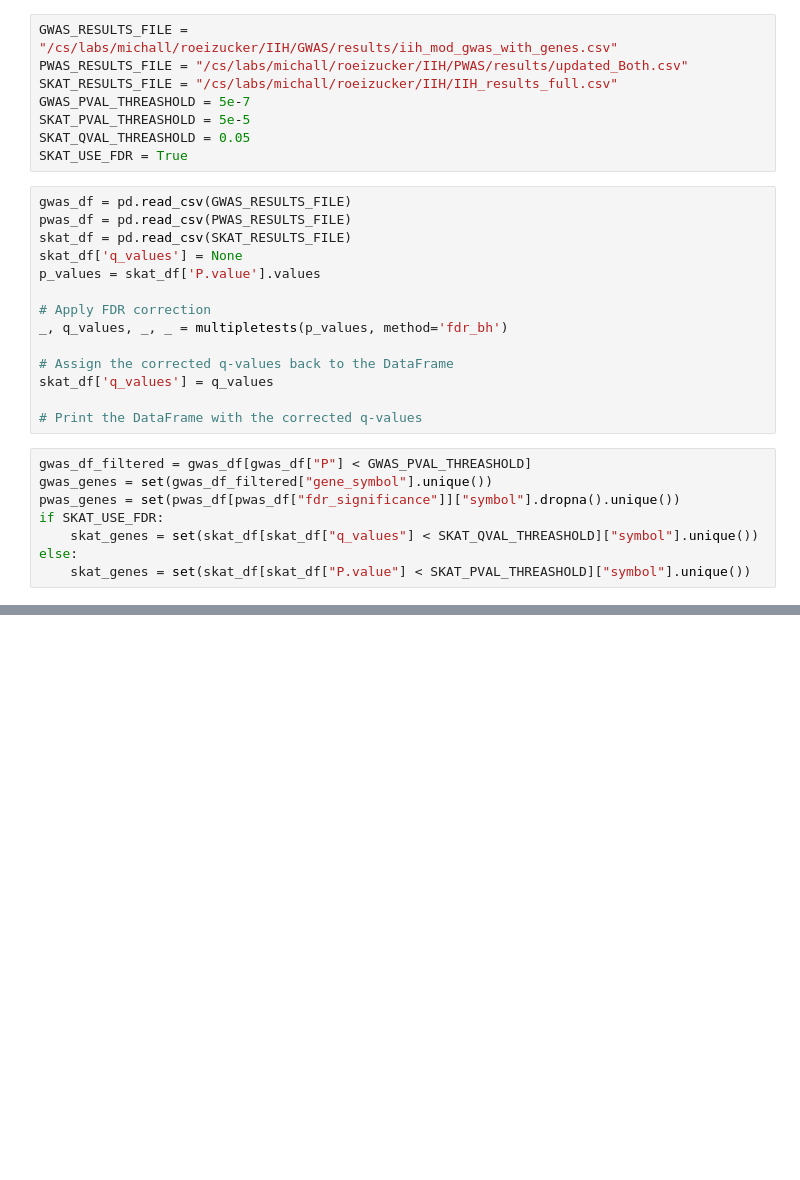
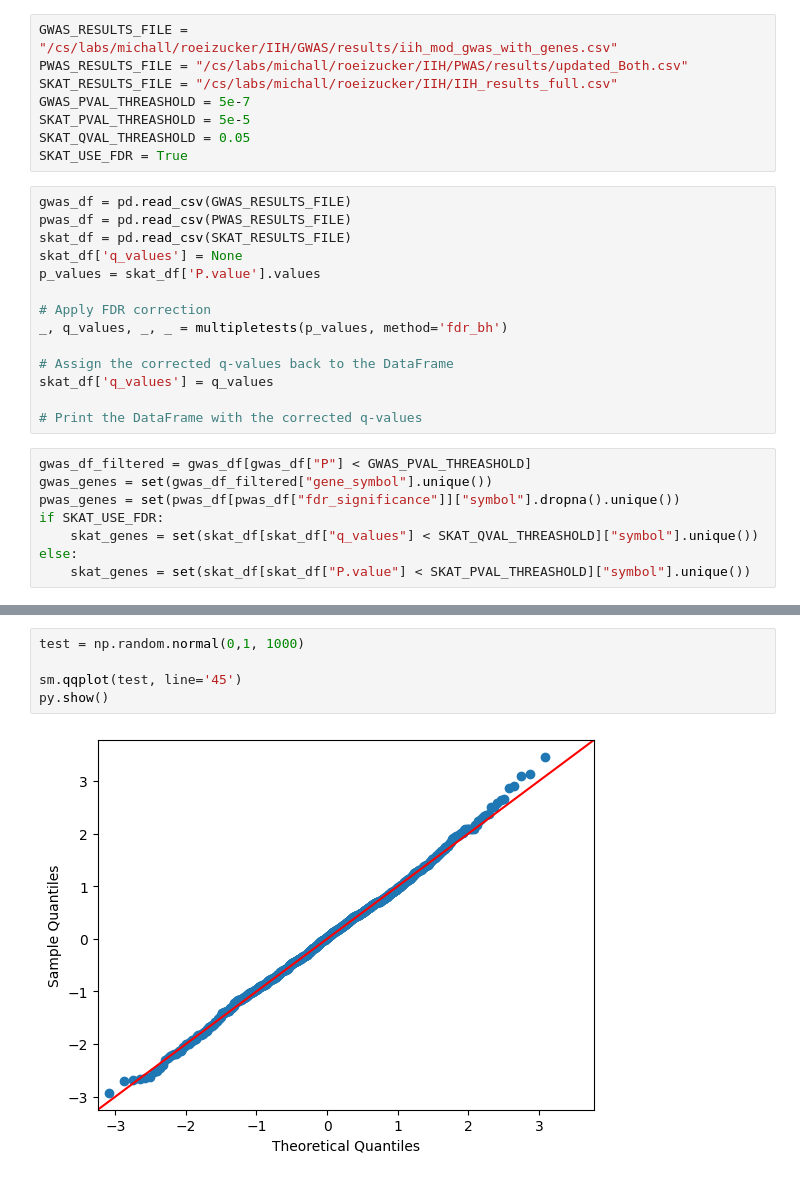
Before and after one commit to RoeiZucker/jupyter_backup, a Jupyter notebook: IIH_Project/compare_genetics_results.ipynb, the cells around one changed output, grey strips where cells are left out. Saved outputs shown, nothing was run; the diff lists cells and outputs as text; blank space fills up the shorter version.

```diff
--- a/IIH_Project/compare_genetics_results.ipynb
+++ b/IIH_Project/compare_genetics_results.ipynb
@@ -44,0 +77,7 @@ gwas,skat intersection:  {'FOXF1', 'PEX11A', 'TRMT5', 'RGCC', 'FGFR1', 'IRGQ', '
+# %%
+test = np.random.normal(0,1, 1000)
+
+sm.qqplot(test, line='45')
+py.show()
+# %% [output]
+[figure, added]
```
Also changed, not shown: parts of 7 cells of this notebook.
